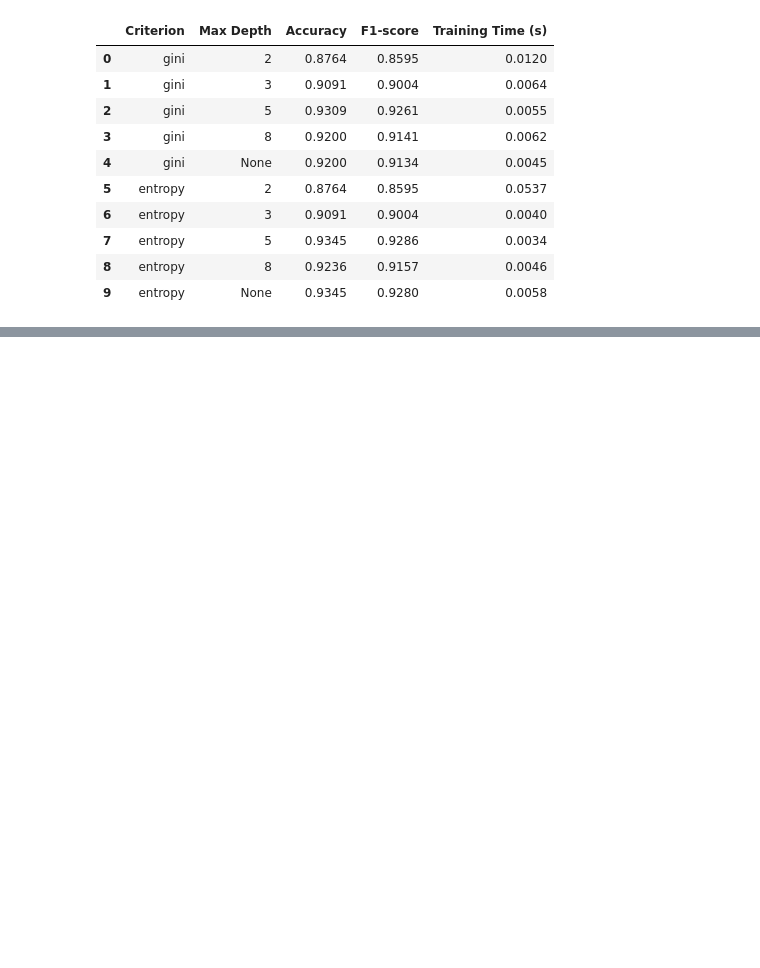
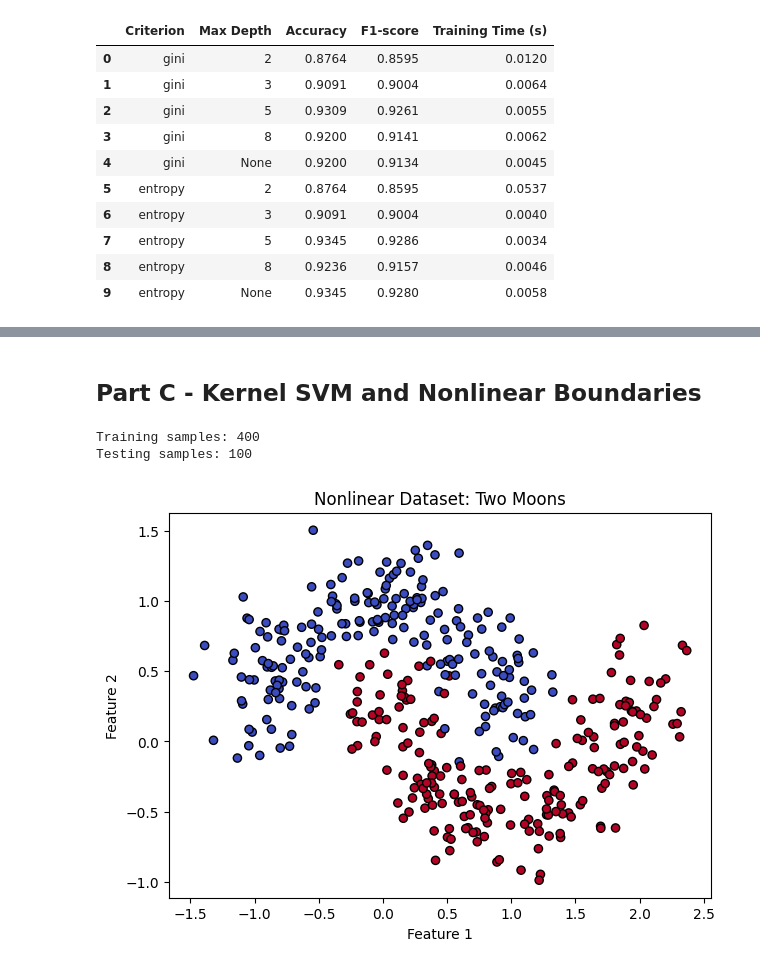
Before and after one commit to SteffiGeorge2708/202618018_SteffiGeorge_DS605, a Jupyter notebook: 202618018_Lab_8/202618018_lab_7.ipynb, the cells around one changed output, grey strips where cells are left out. Cells and saved outputs as stored; diff of their text form; code cells hidden in the pictures; blank space fills up the shorter version.

```diff
--- a/202618018_Lab_8/202618018_lab_7.ipynb
+++ b/202618018_Lab_8/202618018_lab_7.ipynb
@@ -532,0 +849,44 @@ display(sklearn_tree_results_df.round(4))
+# %% [markdown]
+## Part C - Kernel SVM and Nonlinear Boundaries
+# %%
+from sklearn.datasets import make_moons
+
+# Generate a nonlinear two-dimensional dataset
+X_moons, y_moons = make_moons(
+    n_samples=500,
+    noise=0.20,
+    random_state=42
+)
+
+# Split the data consistently
+X_moons_train, X_moons_test, y_moons_train, y_moons_test = train_test_split(
+    X_moons,
+    y_moons,
+    test_size=0.20,
+    random_state=42,
+    stratify=y_moons
+)
+
+print("Training samples:", X_moons_train.shape[0])
+print("Testing samples:", X_moons_test.shape[0])
+# %% [output]
+Training samples: 400
+Testing samples: 100
+# %%
+plt.figure(figsize=(7, 5))
+
+plt.scatter(
+    X_moons_train[:, 0],
+    X_moons_train[:, 1],
+    c=y_moons_train,
+    cmap="coolwarm",
+    edgecolors="black",
+    s=35
+)
+
+plt.xlabel("Feature 1")
+plt.ylabel("Feature 2")
+plt.title("Nonlinear Dataset: Two Moons")
+plt.show()
+# %% [output]
+[figure, added]
```
Also changed, not shown: parts of 22 cells of this notebook, 1 other file.
